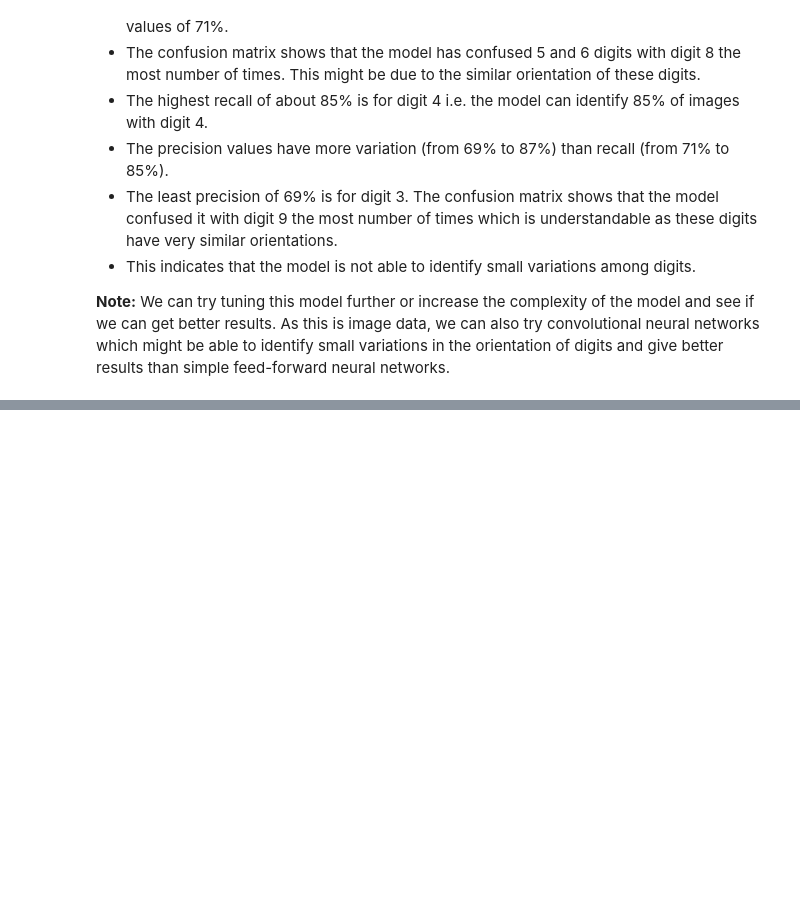
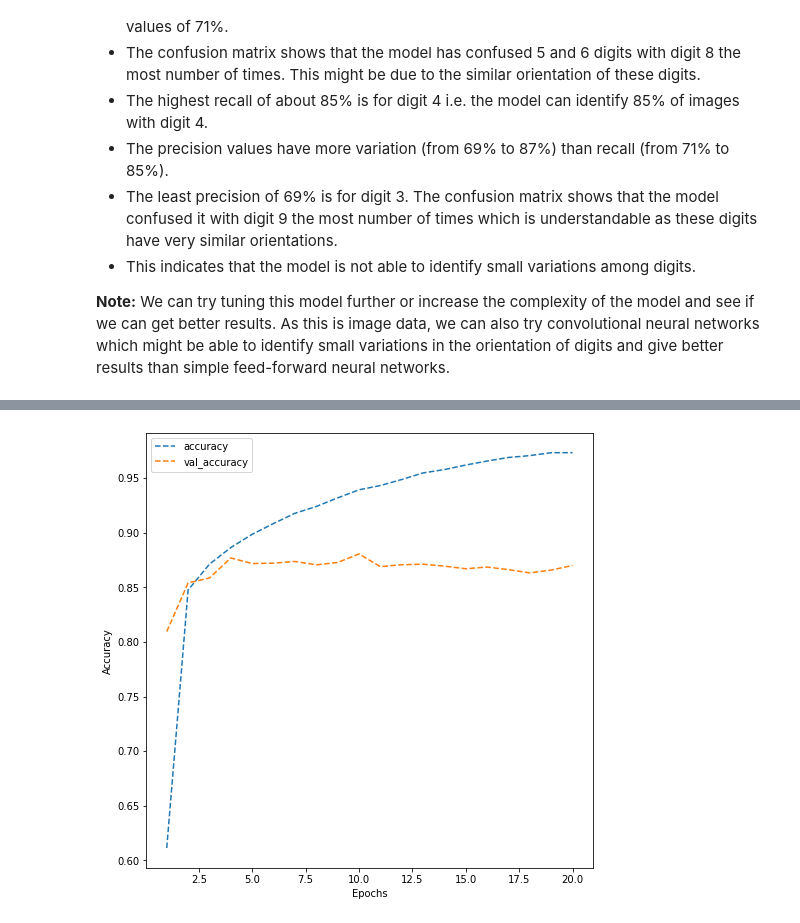
Before and after one commit to macedoti13/MIT-IDSS-DSML, a Jupyter notebook: 6- Deep Learning/ComputerVision/NNDigitRecognition.ipynb, the cells around one changed output, grey strips where cells are left out. Cells and saved outputs as stored; diff of their text form; code cells hidden in the pictures; blank space fills up the shorter version.

```diff
--- a/6- Deep Learning/ComputerVision/NNDigitRecognition.ipynb
+++ b/6- Deep Learning/ComputerVision/NNDigitRecognition.ipynb
@@ -356,0 +441,5 @@ weighted avg       0.79      0.78      0.78     18000
+# %%
+# Normalize inputs from 0-255 to 0-1
+
+X_train = X_train / 255.0
+X_test = X_test / 255.0
@@ -356,0 +454,7 @@ weighted avg       0.79      0.78      0.78     18000
+# %%
+# one-hot encode output
+y_train = to_categorical(y_train)
+y_test = to_categorical(y_test)
+
+#test labels
+y_test
@@ -356,0 +494,15 @@ weighted avg       0.79      0.78      0.78     18000
+# %%
+from tensorflow.keras import losses, optimizers
+model1 = Sequential()
+model1.add(Conv2D(filters=16, kernel_size=(3,3), padding='same', input_shape=(32,32,1)))
+model1.add(LeakyReLU(0.1))
+model1.add(Conv2D(32, kernel_size=(3,3), padding='same'))
+model1.add(LeakyReLU(0.1))
+model1.add(MaxPool2D(pool_size=(2,2)))
+model1.add(Flatten())
+model1.add(Dense(32))
+model1.add(LeakyReLU(0.1))
+model1.add(Dense(10, activation='softmax'))
+adam = optimizers.Adam(learning_rate=0.001)
+model1.compile(loss=losses.categorical_crossentropy, optimizer=adam, metrics=['accuracy'])
+model1.summary()
@@ -356,0 +527,2 @@ weighted avg       0.79      0.78      0.78     18000
+# %%
+history_model1 = model1.fit(X_train, y_train, validation_split=0.2, epochs=20, batch_size=32, verbose=1)
@@ -356,0 +547,15 @@ weighted avg       0.79      0.78      0.78     18000
+# %%
+# plotting the accuracies
+
+dict_hist = history_model1.history
+list_ep = [i for i in range(1,21)]
+
+plt.figure(figsize = (8,8))
+plt.plot(list_ep,dict_hist['accuracy'],ls = '--', label = 'accuracy')
+plt.plot(list_ep,dict_hist['val_accuracy'],ls = '--', label = 'val_accuracy')
+plt.ylabel('Accuracy')
+plt.xlabel('Epochs')
+plt.legend()
+plt.show()
+# %% [output]
+[figure, added]
```
Also changed, not shown: parts of 28 cells of this notebook.
